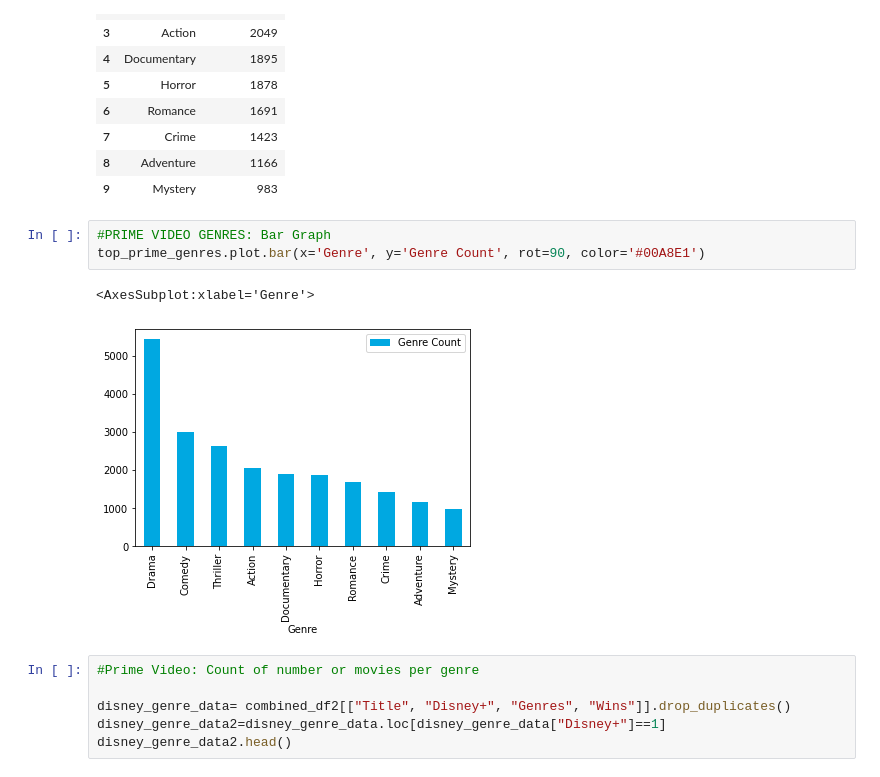
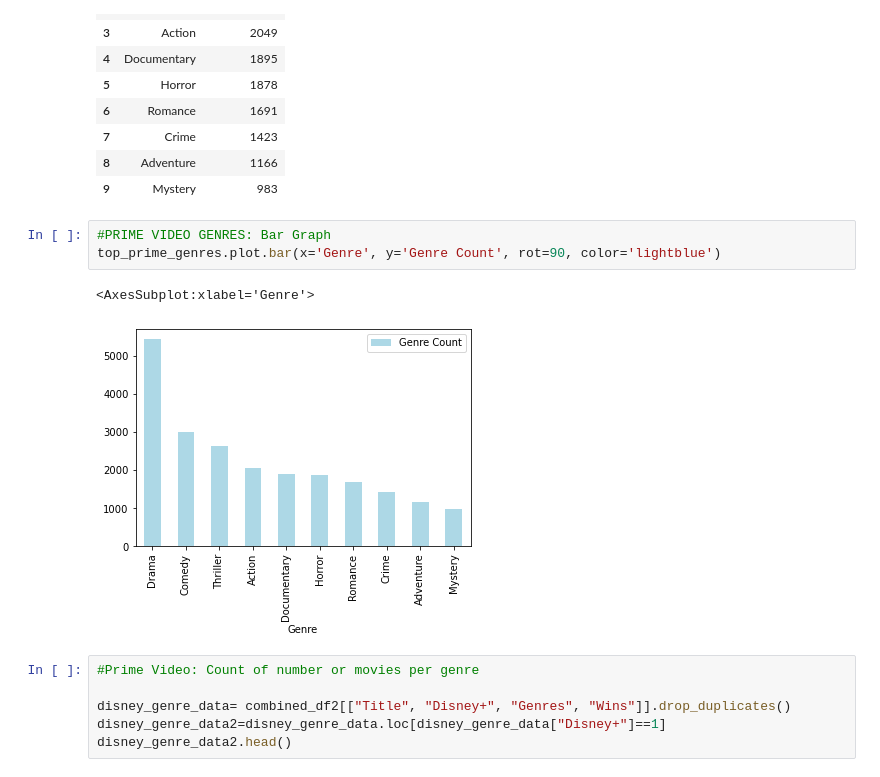
Before and after one commit to jacance/streaming-service-analysis, a Jupyter notebook: pristine_justin_new.ipynb, the cells around one changed output. Cells and saved outputs as stored; diff of their text form.

```diff
--- a/pristine_justin_new.ipynb
+++ b/pristine_justin_new.ipynb
@@ -477,10 +477,10 @@ top_prime_genres
 | 9 | Mystery | 983 |
 # %%
 #PRIME VIDEO GENRES: Bar Graph
-top_prime_genres.plot.bar(x='Genre', y='Genre Count', rot=90, color='#00A8E1')
+top_prime_genres.plot.bar(x='Genre', y='Genre Count', rot=90, color='lightblue')
 # %% [output]
 <AxesSubplot:xlabel='Genre'>
-[figure, old version]
+[figure, new version]
 # %%
 #Prime Video: Count of number or movies per genre
 
```
Also changed, not shown: parts of 13 cells of this notebook, 2 other files.
